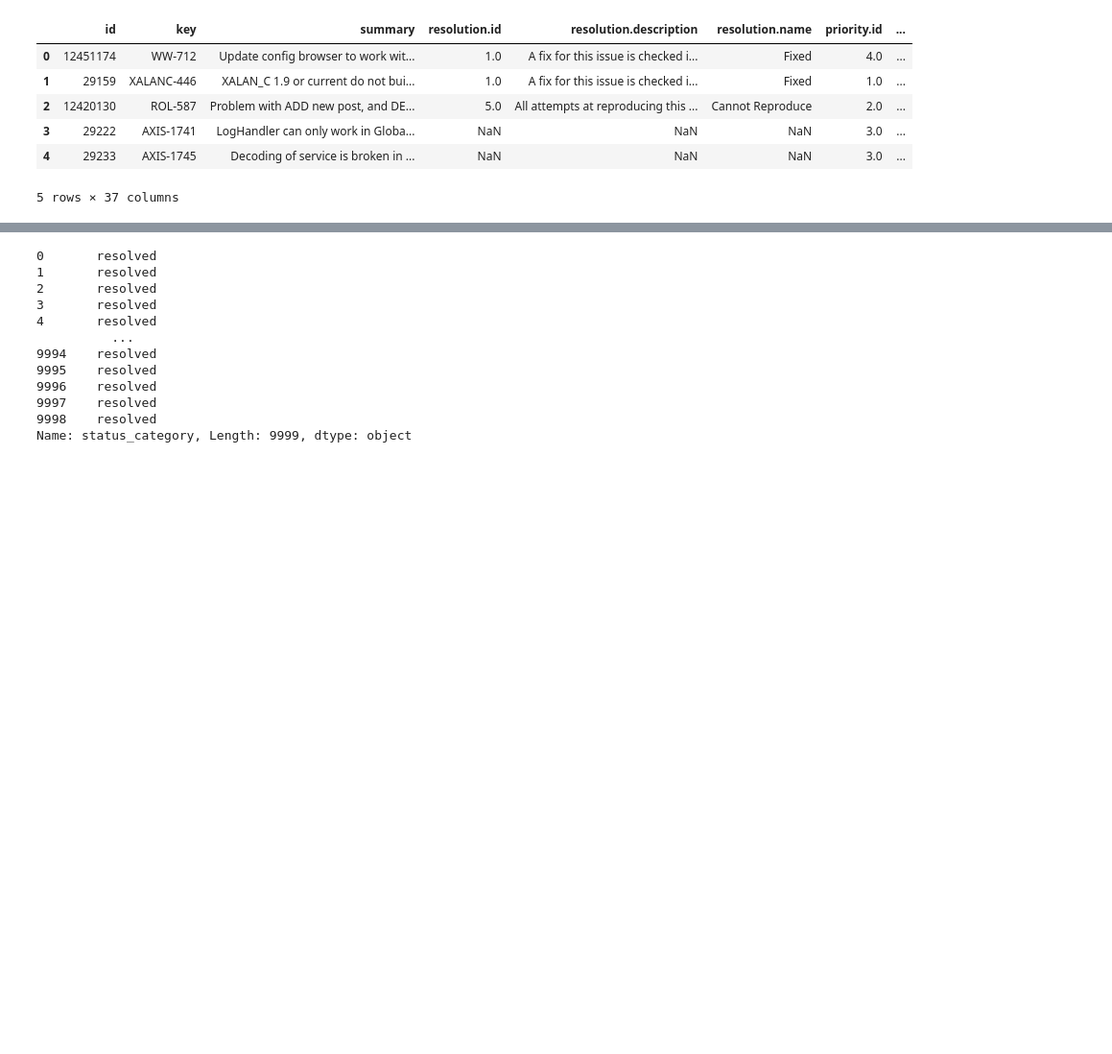
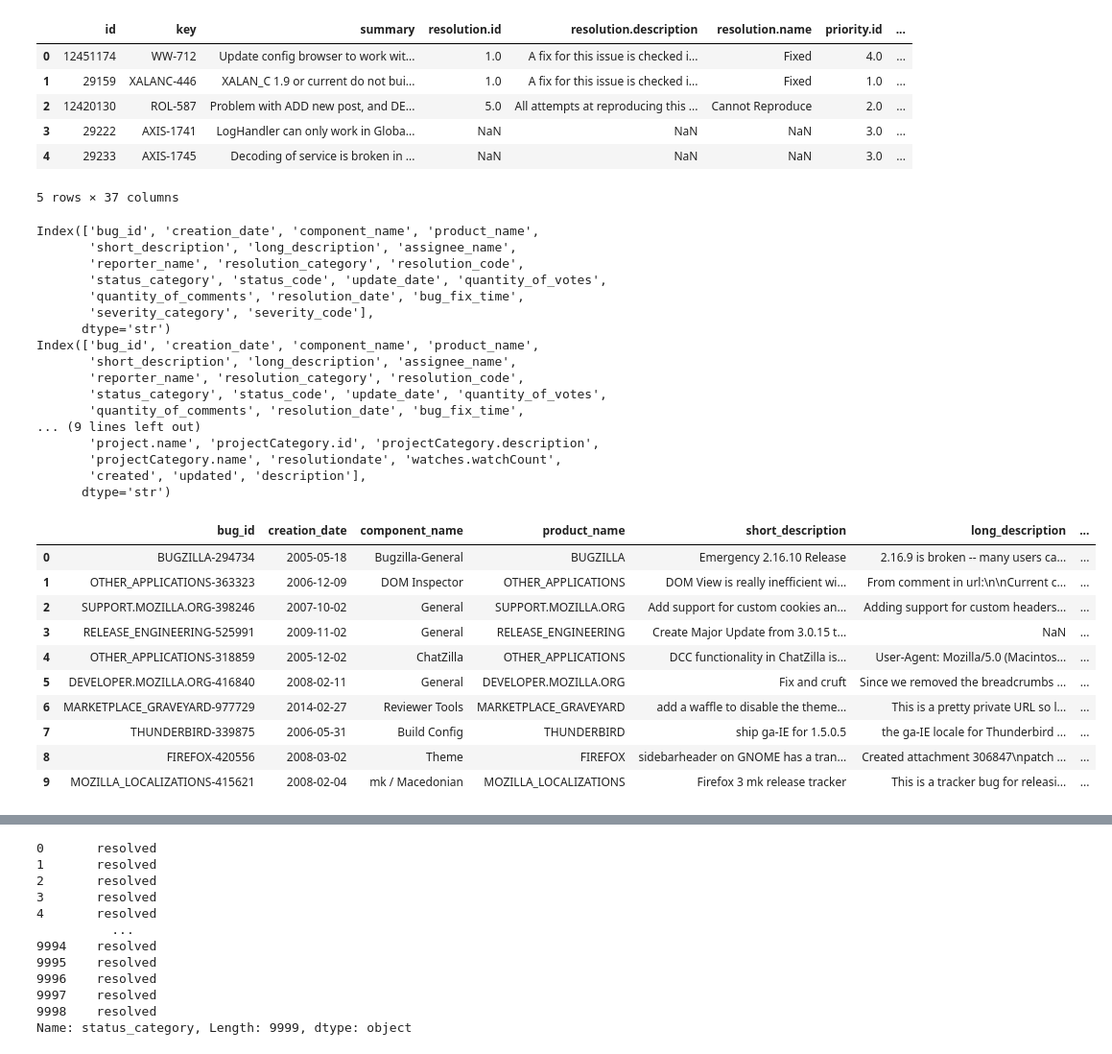
Before and after one commit to SMoizAli/AI_Smart_Bug_Analyzer_-_Fix-_Advisor-, a Jupyter notebook: notebooks/01_dataset_collection.ipynb, the cells around one changed output, grey strips where cells are left out. Shown at 96% size. Drawn from its saved outputs; the diff is of its cells as text; code cells hidden in the pictures; blank space fills up the shorter version.

```diff
--- a/notebooks/01_dataset_collection.ipynb
+++ b/notebooks/01_dataset_collection.ipynb
@@ -65,3 +65,40 @@ apache_df.head()
 | 3 | 29222 | AXIS-1741 | LogHandler can only work in Globa... | NaN | NaN | NaN | 3.0 | ... |
 | 4 | 29233 | AXIS-1745 | Decoding of service is broken in ... | NaN | NaN | NaN | 3.0 | ... |
 5 rows × 37 columns
+# %%
+print(mozilla_df.columns)
+print(eclipse_df.columns)
+print(apache_df.columns)
+
+print('\n\n\n')
+
+mozilla_df.head(10)
+# %% [output]
+Index(['bug_id', 'creation_date', 'component_name', 'product_name',
+       'short_description', 'long_description', 'assignee_name',
+       'reporter_name', 'resolution_category', 'resolution_code',
+       'status_category', 'status_code', 'update_date', 'quantity_of_votes',
+       'quantity_of_comments', 'resolution_date', 'bug_fix_time',
+       'severity_category', 'severity_code'],
+      dtype='str')
+Index(['bug_id', 'creation_date', 'component_name', 'product_name',
+       'short_description', 'long_description', 'assignee_name',
+       'reporter_name', 'resolution_category', 'resolution_code',
+       'status_category', 'status_code', 'update_date', 'quantity_of_votes',
+       'quantity_of_comments', 'resolution_date', 'bug_fix_time',
+... (9 lines left out)
+       'project.name', 'projectCategory.id', 'projectCategory.description',
+       'projectCategory.name', 'resolutiondate', 'watches.watchCount',
+       'created', 'updated', 'description'],
+      dtype='str')
+|  | bug_id | creation_date | component_name | product_name | short_description | long_description | ... |
+| 0 | BUGZILLA-294734 | 2005-05-18 | Bugzilla-General | BUGZILLA | Emergency 2.16.10 Release | 2.16.9 is broken -- many users ca... | ... |
+| 1 | OTHER_APPLICATIONS-363323 | 2006-12-09 | DOM Inspector | OTHER_APPLICATIONS | DOM View is really inefficient wi... | From comment in url:\n\nCurrent c... | ... |
+| 2 | SUPPORT.MOZILLA.ORG-398246 | 2007-10-02 | General | SUPPORT.MOZILLA.ORG | Add support for custom cookies an... | Adding support for custom headers... | ... |
+| 3 | RELEASE_ENGINEERING-525991 | 2009-11-02 | General | RELEASE_ENGINEERING | Create Major Update from 3.0.15 t... | NaN | ... |
+| 4 | OTHER_APPLICATIONS-318859 | 2005-12-02 | ChatZilla | OTHER_APPLICATIONS | DCC functionality in ChatZilla is... | User-Agent: Mozilla/5.0 (Macintos... | ... |
+| 5 | DEVELOPER.MOZILLA.ORG-416840 | 2008-02-11 | General | DEVELOPER.MOZILLA.ORG | Fix and cruft | Since we removed the breadcrumbs ... | ... |
+| 6 | MARKETPLACE_GRAVEYARD-977729 | 2014-02-27 | Reviewer Tools | MARKETPLACE_GRAVEYARD | add a waffle to disable the theme... | This is a pretty private URL so l... | ... |
+| 7 | THUNDERBIRD-339875 | 2006-05-31 | Build Config | THUNDERBIRD | ship ga-IE for 1.5.0.5 | the ga-IE locale for Thunderbird ... | ... |
+| 8 | FIREFOX-420556 | 2008-03-02 | Theme | FIREFOX | sidebarheader on GNOME has a tran... | Created attachment 306847\npatch ... | ... |
+| 9 | MOZILLA_LOCALIZATIONS-415621 | 2008-02-04 | mk / Macedonian | MOZILLA_LOCALIZATIONS | Firefox 3 mk release tracker | This is a tracker bug for releasi... | ... |
```
Also changed, not shown: parts of 2 cells of this notebook, 4 other files.
